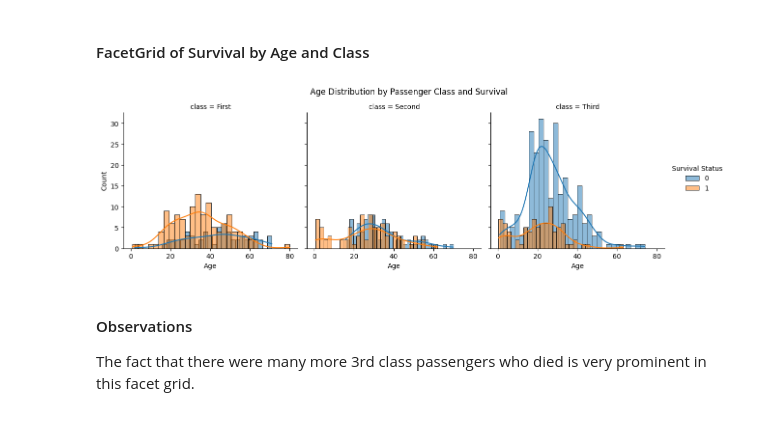
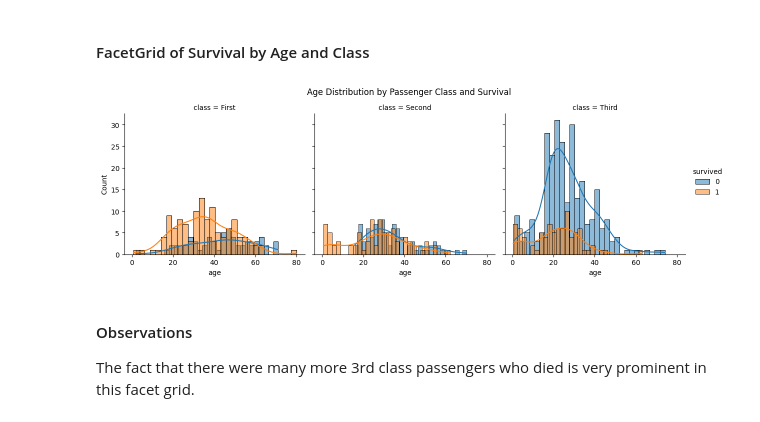
Before and after one commit to BethSpornitz/datafun-06-eda, a Jupyter notebook: bethspornitz_eda.ipynb, the cells around one changed output. Cells and saved outputs as stored; diff of their text form; code cells hidden in the pictures.

Commit message:
updating survived

```diff
--- a/bethspornitz_eda.ipynb
+++ b/bethspornitz_eda.ipynb
@@ -469,14 +476,14 @@ plt.show()
 # %% [markdown]
 #### FacetGrid of Survival by Age and Class
 # %%
-g = sns.FacetGrid(df, col='class', hue='Survival Status', height=4, aspect=1)
-g.map(sns.histplot, 'Age', bins=30, kde=True)
+g = sns.FacetGrid(df, col='class', hue='survived', height=4, aspect=1)
+g.map(sns.histplot, 'age', bins=30, kde=True)
 g.add_legend()
 plt.subplots_adjust(top=0.85)
 g.fig.suptitle('Age Distribution by Passenger Class and Survival')
 plt.show()
 # %% [output]
-[figure, old version]
+[figure, new version]
 # %% [markdown]
 #### Observations
 The fact that there were many more 3rd class passengers who died is very prominent in this facet grid.
```
Also changed, not shown: parts of 10 cells of this notebook, 1 other file.
